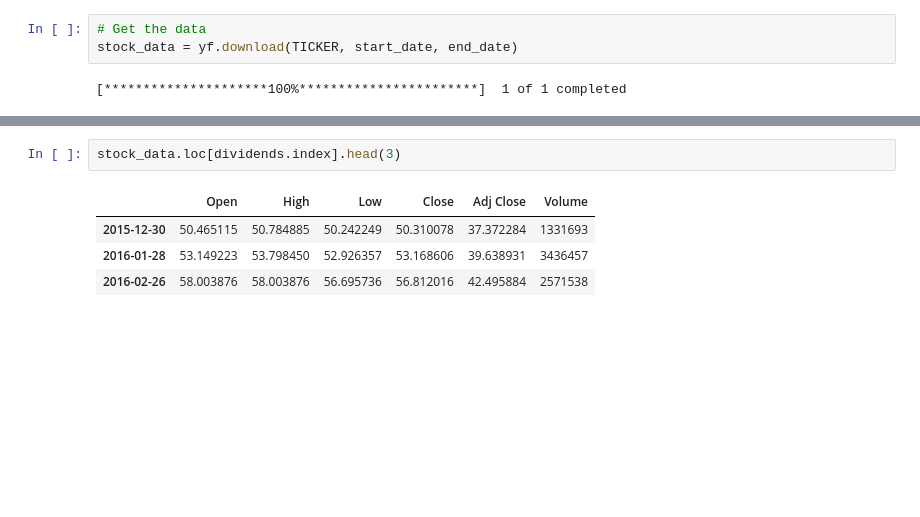
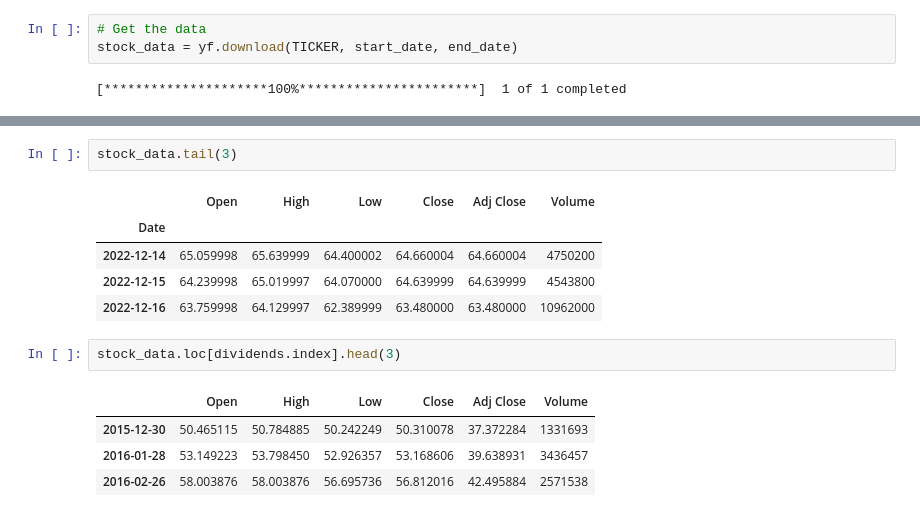
Before and after one commit to shawsk0723/dividend-investment, a Jupyter notebook: DividendYieldInvestmentTest.ipynb, the cells around one changed output, grey strips where cells are left out. Drawn from its saved outputs; the diff is of its cells as text; blank space fills up the shorter version.

```diff
--- a/DividendYieldInvestmentTest.ipynb
+++ b/DividendYieldInvestmentTest.ipynb
@@ -77,3 +66,11 @@ stock_data.head(3)
+# %%
+stock_data.tail(3)
+# %% [output]
+|  | Open | High | Low | Close | Adj Close | Volume |
+| Date |  |  |  |  |  |  |
+| 2022-12-14 | 65.059998 | 65.639999 | 64.400002 | 64.660004 | 64.660004 | 4750200 |
+| 2022-12-15 | 64.239998 | 65.019997 | 64.070000 | 64.639999 | 64.639999 | 4543800 |
+| 2022-12-16 | 63.759998 | 64.129997 | 62.389999 | 63.480000 | 63.480000 | 10962000 |
 # %%
 stock_data.loc[dividends.index].head(3)
 # %% [output]
```
Also changed, not shown: parts of 21 cells of this notebook, 6 other files.
